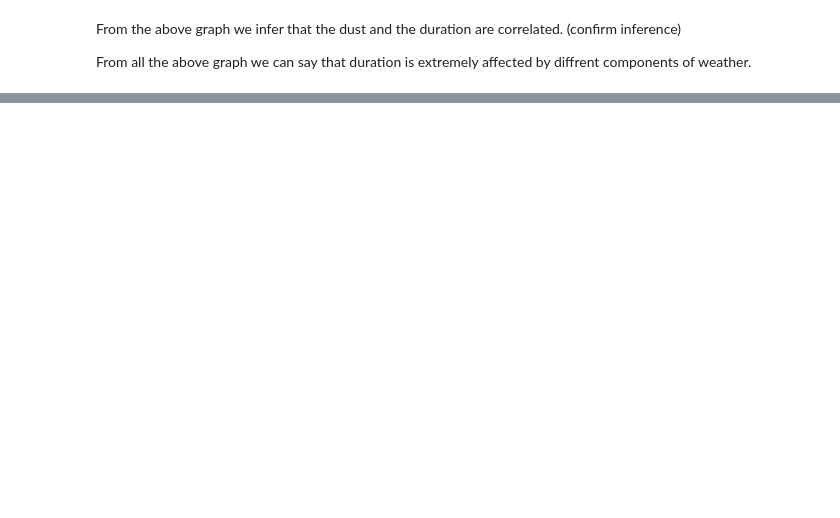
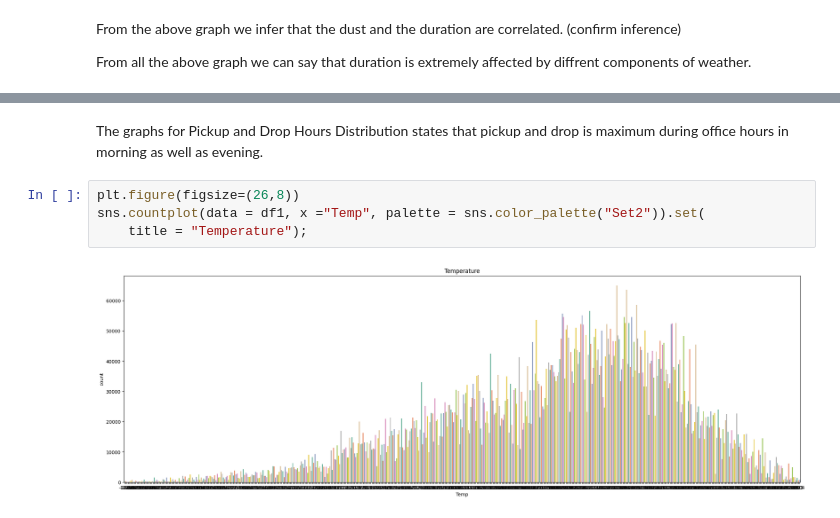
Before and after one commit to dp2292/CP01-Data-Alchemists, a Jupyter notebook: CP01.ipynb, the cells around one changed output, grey strips where cells are left out. Saved outputs shown, nothing was run; the diff lists cells and outputs as text; blank space fills up the shorter version.

```diff
--- a/CP01.ipynb
+++ b/CP01.ipynb
@@ -131,0 +139,8 @@ From all the above graph we can say that duration is extremely affected by diffr
+# %% [markdown]
+The graphs for Pickup and Drop Hours Distribution states that pickup and drop is maximum during office hours in morning as well as evening.
+# %%
+plt.figure(figsize=(26,8))
+sns.countplot(data = df1, x ="Temp", palette = sns.color_palette("Set2")).set(
+    title = "Temperature");
+# %% [output]
+[figure, added]
```
Also changed, not shown: parts of 6 cells of this notebook.
